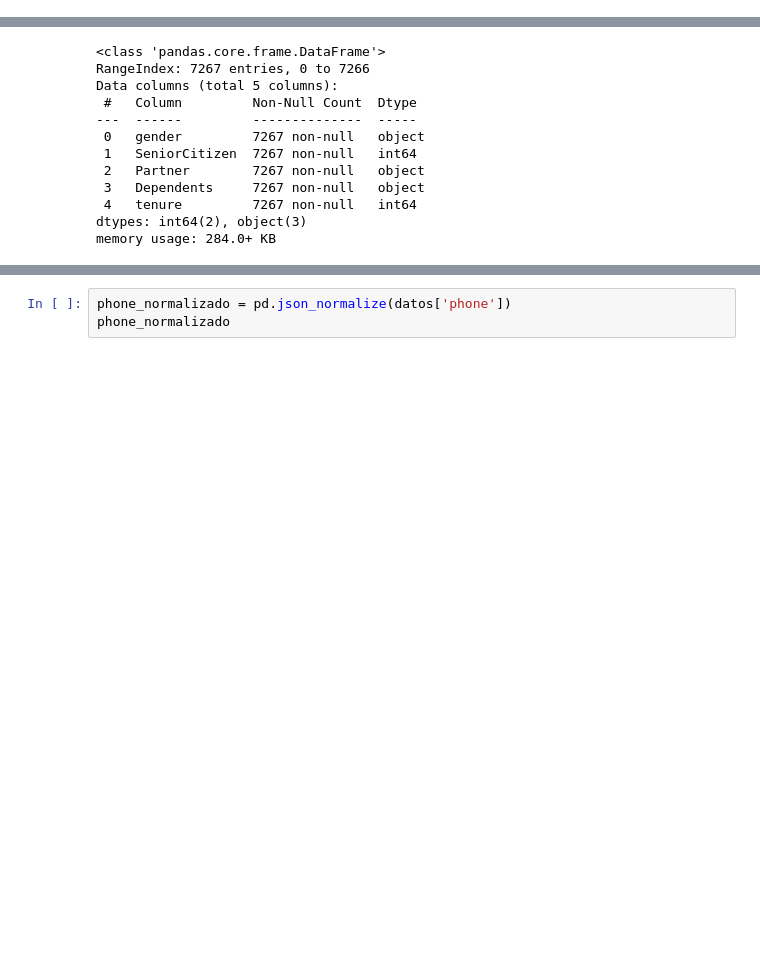
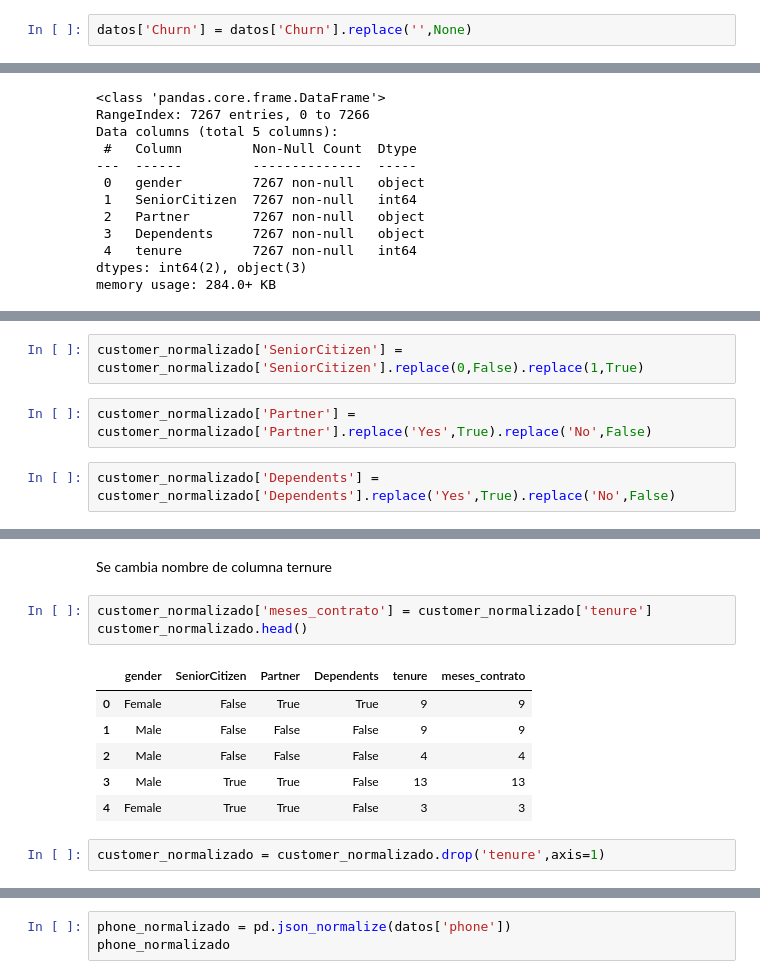
Before and after one commit to MiguelFigueroa02/Challenge_Telecom_X_Evasion_Clientes, a Jupyter notebook: telecomx_latam.ipynb, the cells around one changed output, grey strips where cells are left out. Drawn from its saved outputs; the diff is of its cells as text; blank space fills up the shorter version.

```diff
--- a/telecomx_latam.ipynb
+++ b/telecomx_latam.ipynb
@@ -21,0 +44,2 @@ datos.head()
+# %%
+datos['Churn'] = datos['Churn'].replace('',None)
@@ -53,0 +111,6 @@ memory usage: 284.0+ KB
+# %%
+customer_normalizado['SeniorCitizen'] = customer_normalizado['SeniorCitizen'].replace(0,False).replace(1,True)
+# %%
+customer_normalizado['Partner'] = customer_normalizado['Partner'].replace('Yes',True).replace('No',False)
+# %%
+customer_normalizado['Dependents'] = customer_normalizado['Dependents'].replace('Yes',True).replace('No',False)
@@ -53,0 +126,14 @@ memory usage: 284.0+ KB
+# %% [markdown]
+Se cambia nombre de columna ternure
+# %%
+customer_normalizado['meses_contrato'] = customer_normalizado['tenure']
+customer_normalizado.head()
+# %% [output]
+|  | gender | SeniorCitizen | Partner | Dependents | tenure | meses_contrato |
+| 0 | Female | False | True | True | 9 | 9 |
+| 1 | Male | False | False | False | 9 | 9 |
+| 2 | Male | False | False | False | 4 | 4 |
+| 3 | Male | True | True | False | 13 | 13 |
+| 4 | Female | True | True | False | 3 | 3 |
+# %%
+customer_normalizado = customer_normalizado.drop('tenure',axis=1)
```
Also changed, not shown: parts of 26 cells of this notebook.
